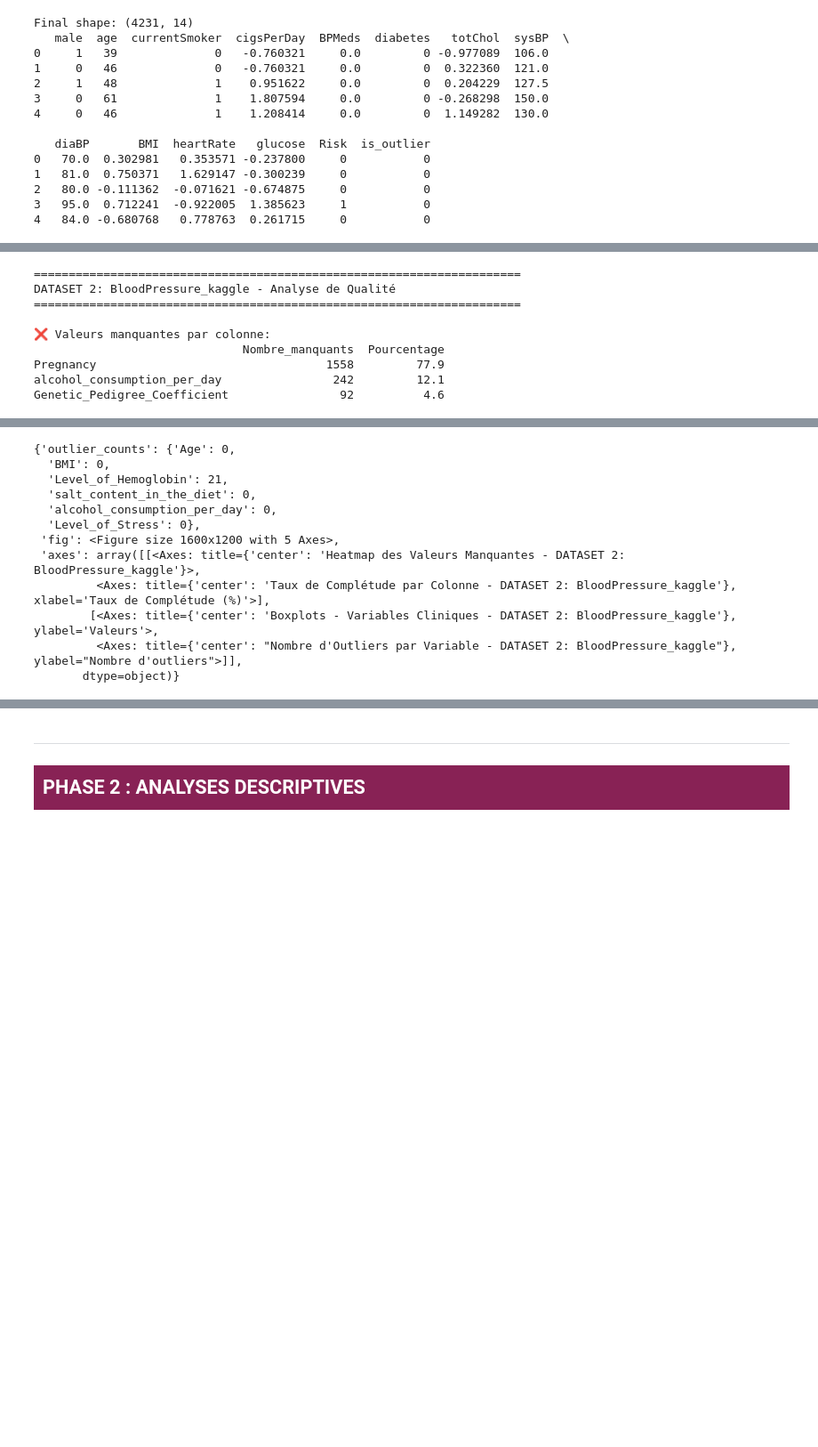
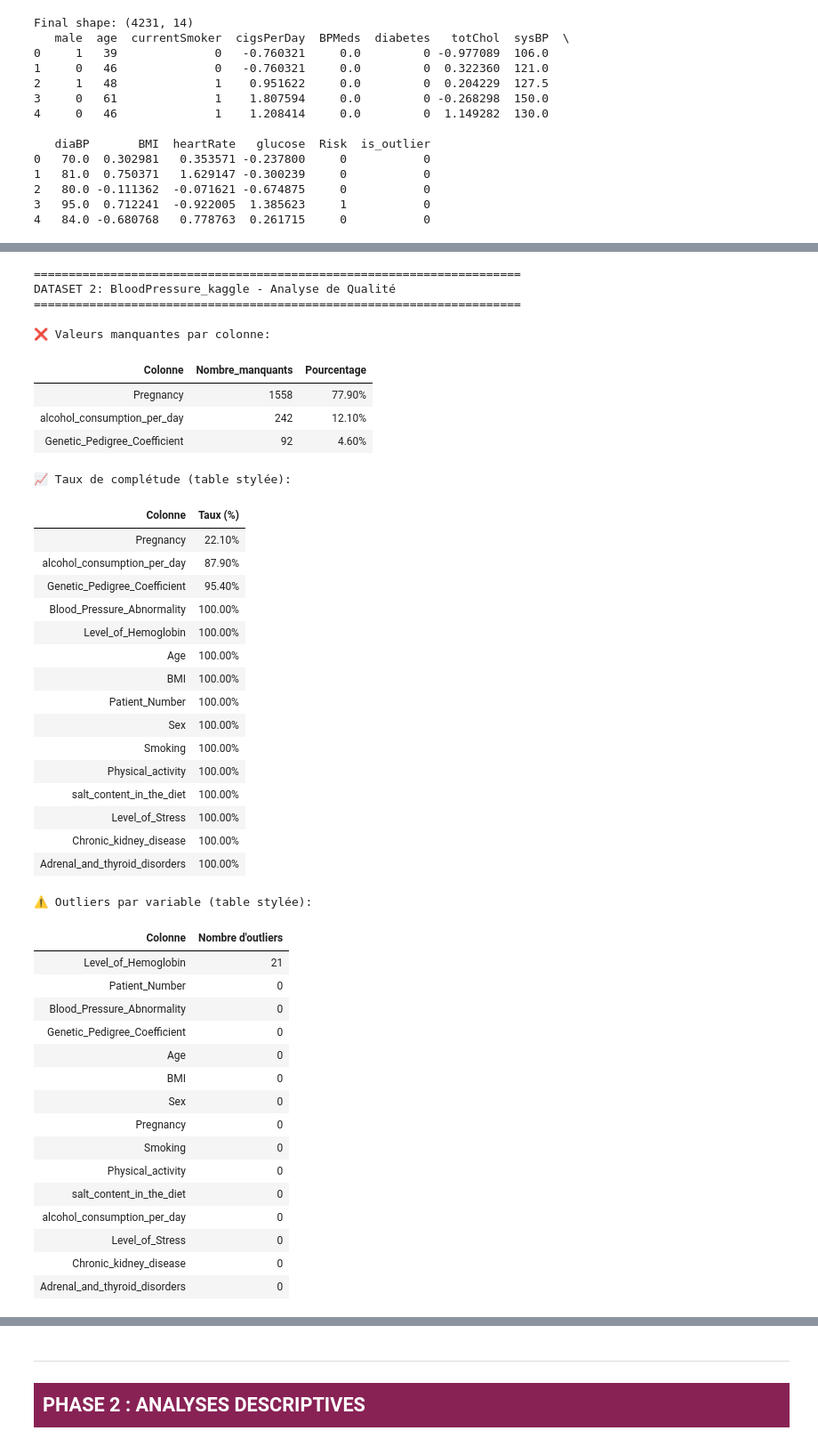
Before and after one commit to lafilledepondy/bloodDataAnalysis, a Jupyter notebook: Aftisse.Ravendirane.2.ipynb, the cells around one changed output, grey strips where cells are left out. Shown at 89% size. Saved outputs shown, nothing was run; the diff lists cells and outputs as text; code cells hidden in the pictures; blank space fills up the shorter version.

```diff
--- a/Aftisse.Ravendirane.2.ipynb
+++ b/Aftisse.Ravendirane.2.ipynb
@@ -885,22 +965,57 @@ Final shape: (4231, 14)
 # %%
 clinical_vars_bp = [
     'Age', 'BMI', 'Level_of_Hemoglobin',
     'salt_content_in_the_diet', 'alcohol_consumption_per_day',
     'Level_of_Stress'
 ]
 analyze_dataset_quality(
     BloodPressure_kaggle,
-    clinical_vars=clinical_vars_bp,
+    # clinical_vars=clinical_vars_bp,
+    clinical_vars=None,  # auto: colonnes numériques
     dataset_name="DATASET 2: BloodPressure_kaggle",
     completeness_threshold=95
 )
 # %% [output]
 ======================================================================
 DATASET 2: BloodPressure_kaggle - Analyse de Qualité
 ======================================================================
 
 ❌ Valeurs manquantes par colonne:
-                              Nombre_manquants  Pourcentage
-Pregnancy                                 1558         77.9
-alcohol_consumption_per_day                242         12.1
-Genetic_Pedigree_Coefficient                92          4.6
+| Colonne | Nombre_manquants | Pourcentage |
+| Pregnancy | 1558 | 77.90% |
+| alcohol_consumption_per_day | 242 | 12.10% |
+| Genetic_Pedigree_Coefficient | 92 | 4.60% |
+📈 Taux de complétude (table stylée):
+| Colonne | Taux (%) |
+| Pregnancy | 22.10% |
+| alcohol_consumption_per_day | 87.90% |
+| Genetic_Pedigree_Coefficient | 95.40% |
+| Blood_Pressure_Abnormality | 100.00% |
+| Level_of_Hemoglobin | 100.00% |
+| Age | 100.00% |
+| BMI | 100.00% |
+| Patient_Number | 100.00% |
+| Sex | 100.00% |
+| Smoking | 100.00% |
+| Physical_activity | 100.00% |
+| salt_content_in_the_diet | 100.00% |
+| Level_of_Stress | 100.00% |
+| Chronic_kidney_disease | 100.00% |
+| Adrenal_and_thyroid_disorders | 100.00% |
+⚠️ Outliers par variable (table stylée):
+| Colonne | Nombre d'outliers |
+| Level_of_Hemoglobin | 21 |
+| Patient_Number | 0 |
+| Blood_Pressure_Abnormality | 0 |
+| Genetic_Pedigree_Coefficient | 0 |
+| Age | 0 |
+| BMI | 0 |
+| Sex | 0 |
+| Pregnancy | 0 |
+| Smoking | 0 |
+| Physical_activity | 0 |
+| salt_content_in_the_diet | 0 |
+| alcohol_consumption_per_day | 0 |
+| Level_of_Stress | 0 |
+| Chronic_kidney_disease | 0 |
+| Adrenal_and_thyroid_disorders | 0 |
@@ -908,12 +1022,0 @@ Genetic_Pedigree_Coefficient                92          4.6
-{'outlier_counts': {'Age': 0,
-  'BMI': 0,
-  'Level_of_Hemoglobin': 21,
-  'salt_content_in_the_diet': 0,
-  'alcohol_consumption_per_day': 0,
-  'Level_of_Stress': 0},
- 'fig': <Figure size 1600x1200 with 5 Axes>,
- 'axes': array([[<Axes: title={'center': 'Heatmap des Valeurs Manquantes - DATASET 2: BloodPressure_kaggle'}>,
-         <Axes: title={'center': 'Taux de Complétude par Colonne - DATASET 2: BloodPressure_kaggle'}, xlabel='Taux de Complétude (%)'>],
-        [<Axes: title={'center': 'Boxplots - Variables Cliniques - DATASET 2: BloodPressure_kaggle'}, ylabel='Valeurs'>,
-         <Axes: title={'center': "Nombre d'Outliers par Variable - DATASET 2: BloodPressure_kaggle"}, ylabel="Nombre d'outliers">]],
-       dtype=object)}
```
Also changed, not shown: parts of 27 cells of this notebook, 2 other files.
